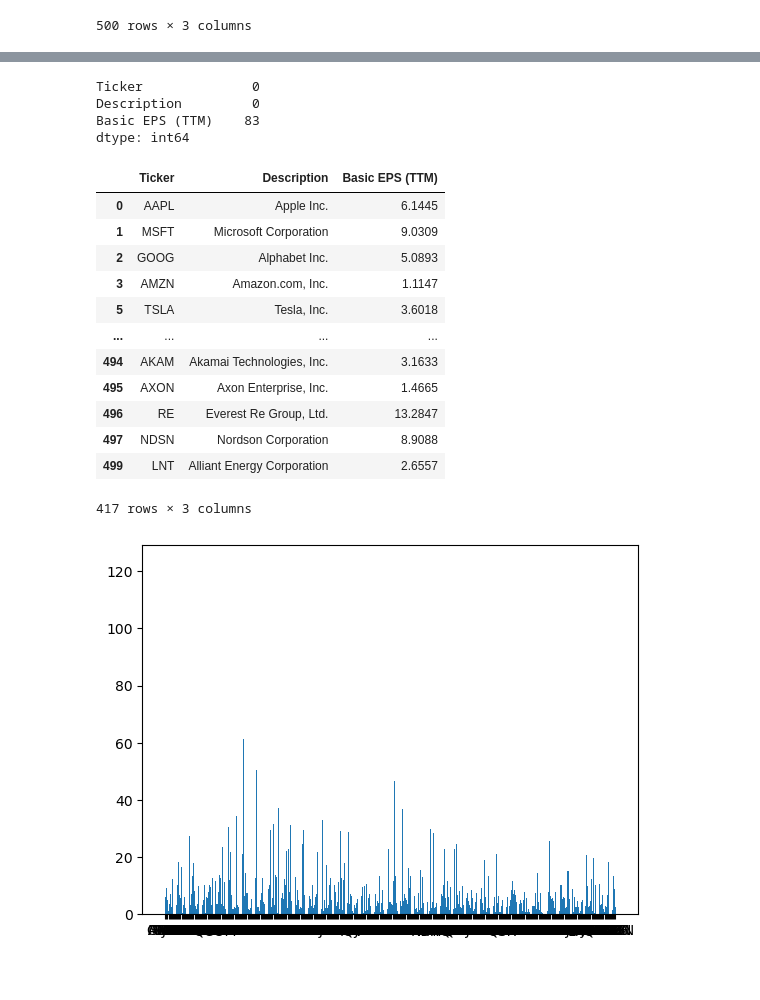
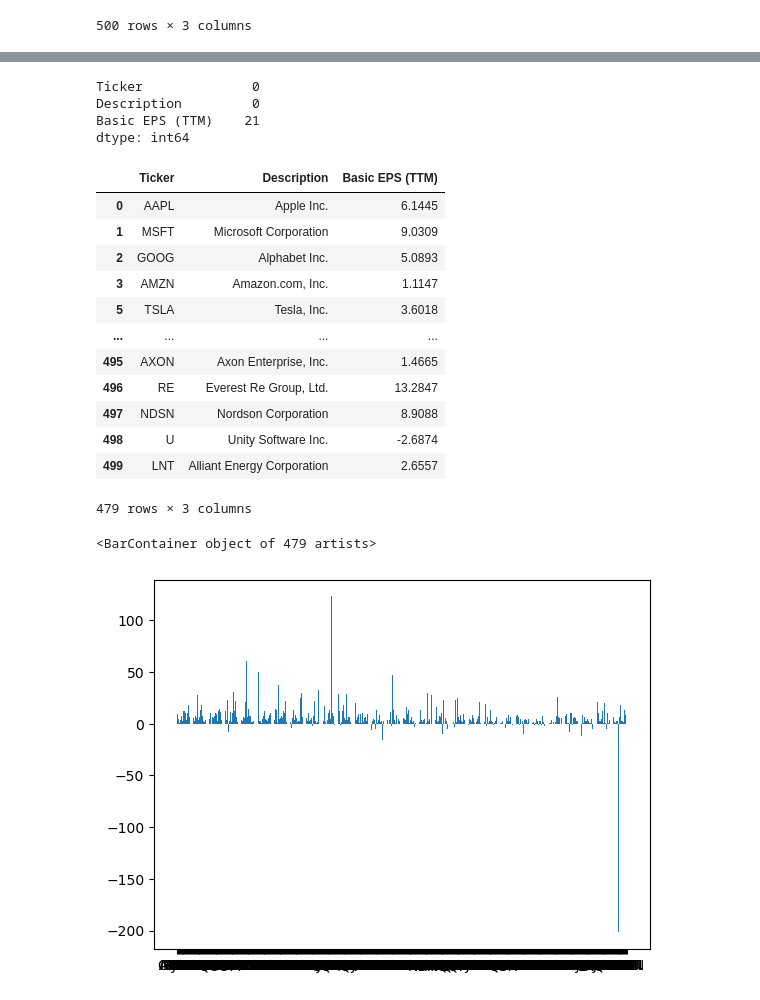
Before and after one commit to ubco-W2022T2-data301/project-group-group15, a Jupyter notebook: analysis/analysis2.ipynb, the cells around one changed output, grey strips where cells are left out. Saved outputs shown, nothing was run; the diff lists cells and outputs as text; code cells hidden in the pictures.

```diff
--- a/analysis/analysis2.ipynb
+++ b/analysis/analysis2.ipynb
@@ -9,0 +126,16 @@ I am interested in exploring how we can create appropriate abstracts/data summar
+# %%
+fig, ax1 = plt.subplots()
+
+x = insval_df_top['Ticker']
+y1 = insval_df_top['Book Value of Equity']
+y2 = insval_df_top['Price']
+
+ax1.bar(x, y1, color='blue')
+ax1.set_ylabel('Book Value of Equity')
+
+ax2 = ax1.twinx()
+ax2.bar(x, y2, color='red')
+ax2.set_ylabel('Price')
+
+
+plt.show()
@@ -225,13 +385,0 @@ bar_beps = plt.bar(beps['Ticker'], beps['Basic EPS (TTM)'])
-# %%
-#Since the output shows a lot of outliers, we will exclude the outliers
-#to see a better graph
-
-for x in ['Basic EPS (TTM)']:
-    q75,q25 = np.percentile(beps.loc[:,x],[75,25])
-    intr_qr = q75-q25
-
-    max = q75+(1.5*intr_qr)
-    min = q25-(1.5*intr_qr)
-
-    beps.loc[beps[x] < min,x] = np.nan
-    beps.loc[beps[x] > max,x] = np.nan
@@ -274,7 +392,7 @@ beps.isnull().sum()
 # %% [output]
 Ticker              0
 Description         0
-Basic EPS (TTM)    83
+Basic EPS (TTM)    21
 dtype: int64
 # %%
 beps_nonull = beps.dropna(axis=0)
@@ -287,16 +405,18 @@ beps_nonull
 | 3 | AMZN | Amazon.com, Inc. | 1.1147 |
 | 5 | TSLA | Tesla, Inc. | 3.6018 |
 | ... | ... | ... | ... |
-| 494 | AKAM | Akamai Technologies, Inc. | 3.1633 |
 | 495 | AXON | Axon Enterprise, Inc. | 1.4665 |
 | 496 | RE | Everest Re Group, Ltd. | 13.2847 |
 | 497 | NDSN | Nordson Corporation | 8.9088 |
+| 498 | U | Unity Software Inc. | -2.6874 |
 | 499 | LNT | Alliant Energy Corporation | 2.6557 |
-417 rows × 3 columns
+479 rows × 3 columns
 # %%
 bar_beps_nonull1 = plt.bar(beps_nonull['Ticker'], beps_nonull['Basic EPS (TTM)'])
+bar_beps_nonull1
 # %% [output]
+<BarContainer object of 479 artists>
-[figure, old version]
+[figure, new version]
 # %%
 #adjustments
 sns.barplot(data=beps_nonull, x=beps_nonull['Ticker'], y=beps_nonull['Basic EPS (TTM)'])
```
Also changed, not shown: parts of 87 cells of this notebook.
